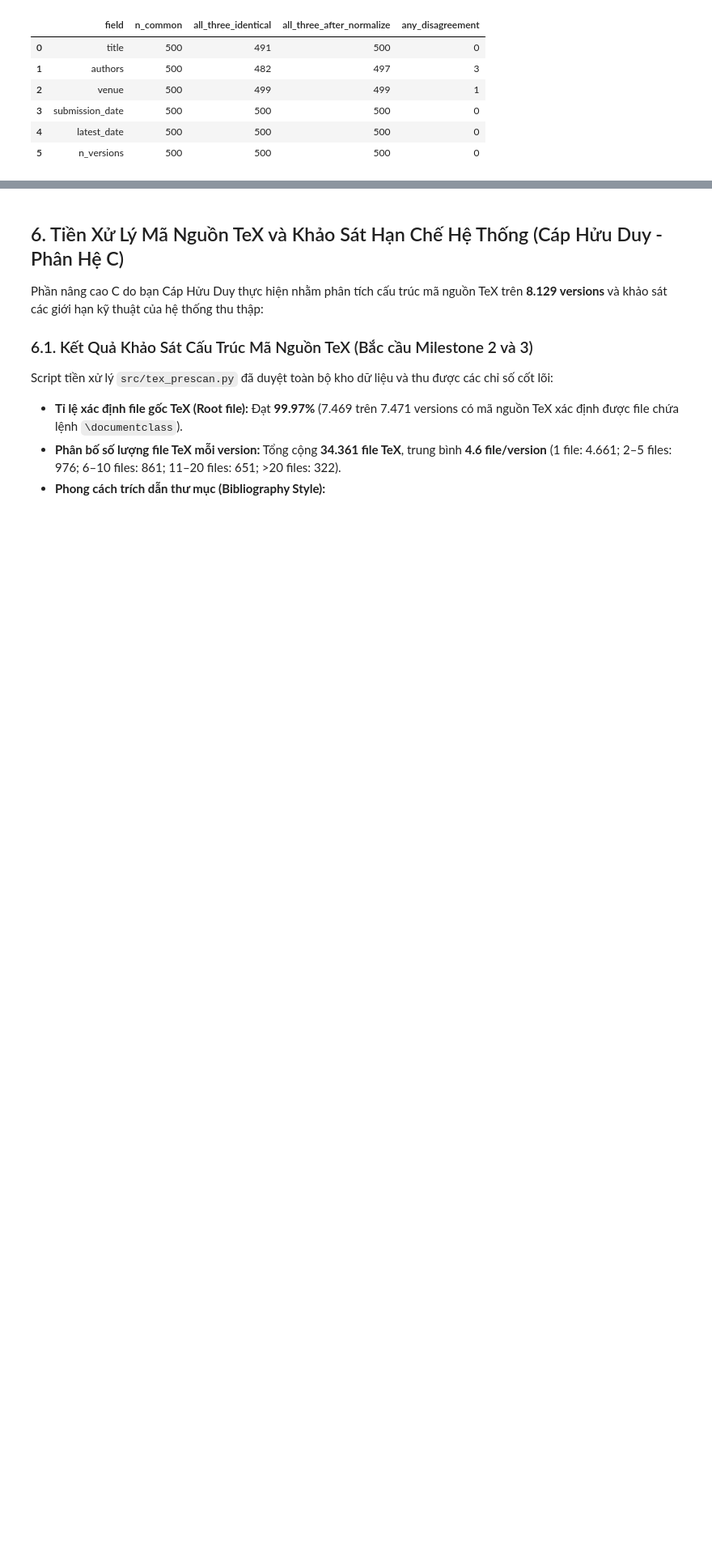
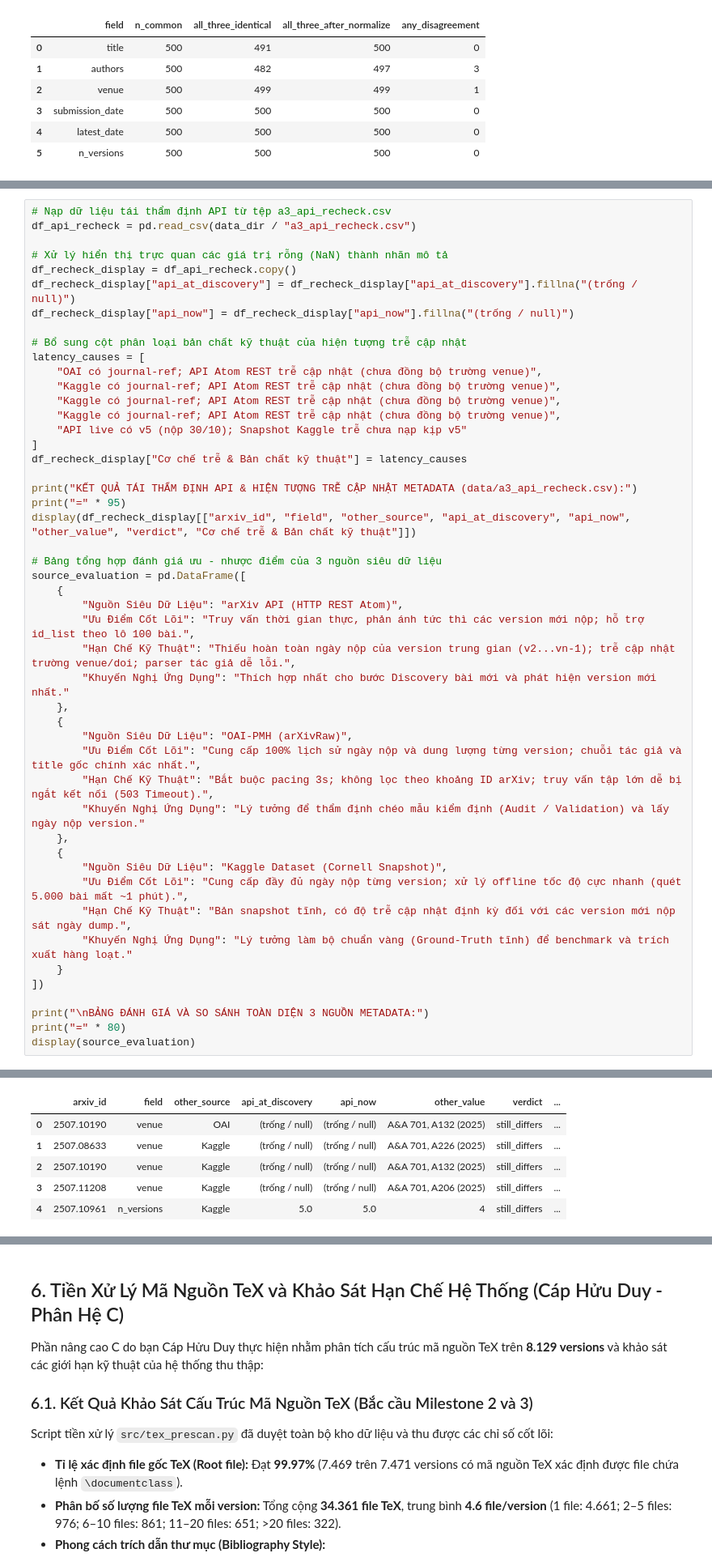
Before and after one commit to introds-arxiv-book/introds-arxiv-book, a Jupyter notebook: milestone1/03-performance.ipynb, the cells around one changed output, grey strips where cells are left out. Shown at 81% size. Drawn from its saved outputs; the diff is of its cells as text; blank space fills up the shorter version.

```diff
--- a/milestone1/03-performance.ipynb
+++ b/milestone1/03-performance.ipynb
@@ -377,0 +505,49 @@ Ví dụ thực tế các trường hợp lệch chuỗi tên tác giả (trích
+# %%
+# Nạp dữ liệu tái thẩm định API từ tệp a3_api_recheck.csv
+df_api_recheck = pd.read_csv(data_dir / "a3_api_recheck.csv")
+
+# Xử lý hiển thị trực quan các giá trị rỗng (NaN) thành nhãn mô tả
+df_recheck_display = df_api_recheck.copy()
+df_recheck_display["api_at_discovery"] = df_recheck_display["api_at_discovery"].fillna("(trống / null)")
+df_recheck_display["api_now"] = df_recheck_display["api_now"].fillna("(trống / null)")
+
+# Bổ sung cột phân loại bản chất kỹ thuật của hiện tượng trễ cập nhật
+latency_causes = [
+    "OAI có journal-ref; API Atom REST trễ cập nhật (chưa đồng bộ trường venue)",
+    "Kaggle có journal-ref; API Atom REST trễ cập nhật (chưa đồng bộ trường venue)",
+    "Kaggle có journal-ref; API Atom REST trễ cập nhật (chưa đồng bộ trường venue)",
+    "Kaggle có journal-ref; API Atom REST trễ cập nhật (chưa đồng bộ trường venue)",
+    "API live có v5 (nộp 30/10); Snapshot Kaggle trễ chưa nạp kịp v5"
+]
+df_recheck_display["Cơ chế trễ & Bản chất kỹ thuật"] = latency_causes
+
+print("KẾT QUẢ TÁI THẨM ĐỊNH API & HIỆN TƯỢNG TRỄ CẬP NHẬT METADATA (data/a3_api_recheck.csv):")
+print("=" * 95)
+display(df_recheck_display[["arxiv_id", "field", "other_source", "api_at_discovery", "api_now", "other_value", "verdict", "Cơ chế trễ & Bản chất kỹ thuật"]])
+
+# Bảng tổng hợp đánh giá ưu - nhược điểm của 3 nguồn siêu dữ liệu
+source_evaluation = pd.DataFrame([
+    {
+        "Nguồn Siêu Dữ Liệu": "arXiv API (HTTP REST Atom)",
+        "Ưu Điểm Cốt Lõi": "Truy vấn thời gian thực, phản ánh tức thì các version mới nộp; hỗ trợ id_list theo lô 100 bài.",
+        "Hạn Chế Kỹ Thuật": "Thiếu hoàn toàn ngày nộp của version trung gian (v2...vn-1); trễ cập nhật trường venue/doi; parser tác giả dễ lỗi.",
+        "Khuyến Nghị Ứng Dụng": "Thích hợp nhất cho bước Discovery bài mới và phát hiện version mới nhất."
+    },
+    {
+        "Nguồn Siêu Dữ Liệu": "OAI-PMH (arXivRaw)",
+        "Ưu Điểm Cốt Lõi": "Cung cấp 100% lịch sử ngày nộp và dung lượng từng version; chuỗi tác giả và title gốc chính xác nhất.",
+        "Hạn Chế Kỹ Thuật": "Bắt buộc pacing 3s; không lọc theo khoảng ID arXiv; truy vấn tập lớn dễ bị ngắt kết nối (503 Timeout).",
+        "Khuyến Nghị Ứng Dụng": "Lý tưởng để thẩm định chéo mẫu kiểm định (Audit / Validation) và lấy ngày nộp version."
+    },
+    {
+        "Nguồn Siêu Dữ Liệu": "Kaggle Dataset (Cornell Snapshot)",
+        "Ưu Điểm Cốt Lõi": "Cung cấp đầy đủ ngày nộp từng version; xử lý offline tốc độ cực nhanh (quét 5.000 bài mất ~1 phút).",
+        "Hạn Chế Kỹ Thuật": "Bản snapshot tĩnh, có độ trễ cập nhật định kỳ đối với các version mới nộp sát ngày dump.",
+        "Khuyến Nghị Ứng Dụng": "Lý tưởng làm bộ chuẩn vàng (Ground-Truth tĩnh) để benchmark và trích xuất hàng loạt."
+    }
+])
+
+print("\nBẢNG ĐÁNH GIÁ VÀ SO SÁNH TOÀN DIỆN 3 NGUỒN METADATA:")
+print("=" * 80)
+display(source_evaluation)
+# %% [output]
@@ -377,0 +556,6 @@ Ví dụ thực tế các trường hợp lệch chuỗi tên tác giả (trích
+|  | arxiv_id | field | other_source | api_at_discovery | api_now | other_value | verdict | ... |
+| 0 | 2507.10190 | venue | OAI | (trống / null) | (trống / null) | A&A 701, A132 (2025) | still_differs | ... |
+| 1 | 2507.08633 | venue | Kaggle | (trống / null) | (trống / null) | A&A 701, A226 (2025) | still_differs | ... |
+| 2 | 2507.10190 | venue | Kaggle | (trống / null) | (trống / null) | A&A 701, A132 (2025) | still_differs | ... |
+| 3 | 2507.11208 | venue | Kaggle | (trống / null) | (trống / null) | A&A 701, A206 (2025) | still_differs | ... |
+| 4 | 2507.10961 | n_versions | Kaggle | 5.0 | 5.0 | 4 | still_differs | ... |
```
Also changed, not shown: parts of 12 cells of this notebook, 3 other files.
